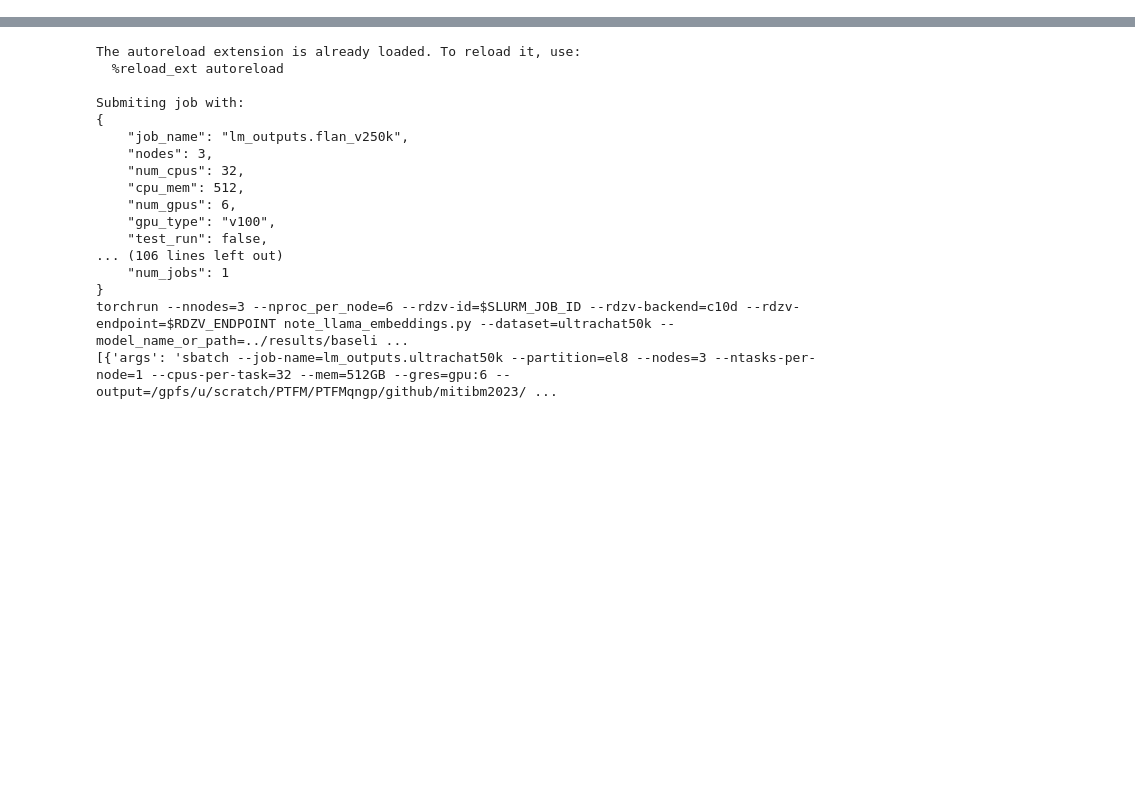
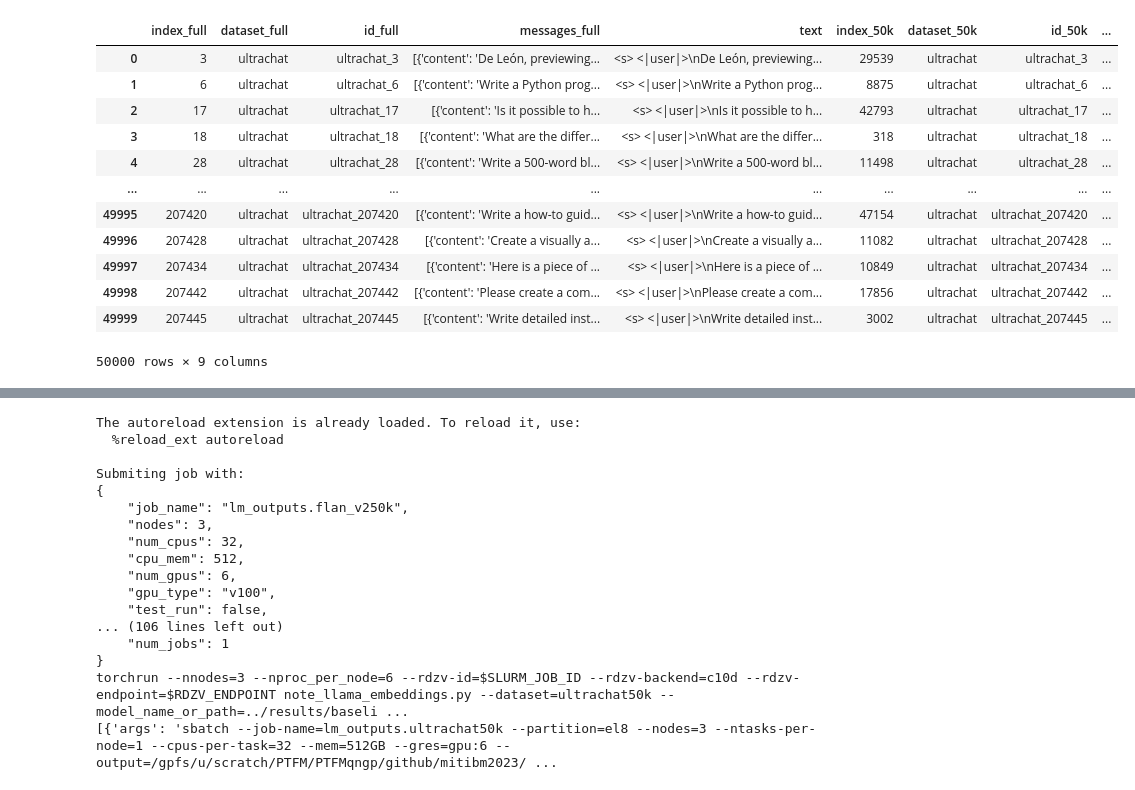
Before and after one commit to tt6746690/open-instruct, a Jupyter notebook: scripts/note_llama_embeddings.ipynb, the cells around one changed output, grey strips where cells are left out. Cells and saved outputs as stored; diff of their text form; code cells hidden in the pictures; blank space fills up the shorter version.

```diff
--- a/scripts/note_llama_embeddings.ipynb
+++ b/scripts/note_llama_embeddings.ipynb
@@ -0,0 +44,31 @@
+# %%
+ds = get_dataset(dataset)
+ds50k = get_dataset(dataset_50k)
+
+tokenizer_name_or_path = get_tokenizer_name_or_path('llama-7b')
+tokenizer = get_fast_tokenizer(tokenizer_name_or_path)
+encode_fn = partial(encode_with_messages_format, tokenizer=tokenizer, max_seq_length=10_000)
+def fn(example):
+    output = encode_fn(example)
+    return {'text': tokenizer.decode(output['input_ids'])}
+
+ds = ds.map(fn, batched=False, num_proc=num_proc)
+ds50k = ds50k.map(fn, batched=False, num_proc=num_proc)
+
+df = ds.to_pandas()
+df = df.reset_index()
+df50k = ds50k.to_pandas()
+df50k = df50k.reset_index()
+
+if df['text'].nunique() != len(df):
+    raise ValueError(f'`df` has duplicates text nunique={df["text"].nunique()} len={len(df)}')
+if df50k['text'].nunique() != len(df50k):
+    raise ValueError(f'`df50k` has duplicates text nunique={df50k["text"].nunique()} len={len(df50k)}')
+
+dfm = pd.merge(df, df50k, on='text', suffixes=(['_full', '_50k']), how='inner')
+if len(dfm) != len(df50k):
+    raise ValueError(f'len(dfm)={len(dfm)} != len(df50k)={len(df50k)}')
+
+dfinds = dfm.sort_values(by='index_50k')[['index_full', 'index_50k']]
+# index into original dataset that gives 50k subset's ordering
+inds = dfinds['index_full'].tolist()
@@ -0,0 +173,7 @@
+# %%
+
+
+df = ds.to_pandas()
+df50k = ds50k.to_pandas()
+df = df.reset_index()
+df50k = df50k.reset_index()
@@ -0,0 +205,19 @@
+# %%
+import pandas as pd
+dfm = pd.merge(df, df50k, on='text', suffixes=(['_full', '_50k']), how='inner')
+assert(len(dfm) == len(df50k))
+dfm
+# %% [output]
+|  | index_full | dataset_full | id_full | messages_full | text | index_50k | dataset_50k | id_50k | ... |
+| 0 | 3 | ultrachat | ultrachat_3 | [{'content': 'De León, previewing... | <s> <|user|>\nDe León, previewing... | 29539 | ultrachat | ultrachat_3 | ... |
+| 1 | 6 | ultrachat | ultrachat_6 | [{'content': 'Write a Python prog... | <s> <|user|>\nWrite a Python prog... | 8875 | ultrachat | ultrachat_6 | ... |
+| 2 | 17 | ultrachat | ultrachat_17 | [{'content': 'Is it possible to h... | <s> <|user|>\nIs it possible to h... | 42793 | ultrachat | ultrachat_17 | ... |
+| 3 | 18 | ultrachat | ultrachat_18 | [{'content': 'What are the differ... | <s> <|user|>\nWhat are the differ... | 318 | ultrachat | ultrachat_18 | ... |
+| 4 | 28 | ultrachat | ultrachat_28 | [{'content': 'Write a 500-word bl... | <s> <|user|>\nWrite a 500-word bl... | 11498 | ultrachat | ultrachat_28 | ... |
+| ... | ... | ... | ... | ... | ... | ... | ... | ... | ... |
+| 49995 | 207420 | ultrachat | ultrachat_207420 | [{'content': 'Write a how-to guid... | <s> <|user|>\nWrite a how-to guid... | 47154 | ultrachat | ultrachat_207420 | ... |
+| 49996 | 207428 | ultrachat | ultrachat_207428 | [{'content': 'Create a visually a... | <s> <|user|>\nCreate a visually a... | 11082 | ultrachat | ultrachat_207428 | ... |
+| 49997 | 207434 | ultrachat | ultrachat_207434 | [{'content': 'Here is a piece of ... | <s> <|user|>\nHere is a piece of ... | 10849 | ultrachat | ultrachat_207434 | ... |
+| 49998 | 207442 | ultrachat | ultrachat_207442 | [{'content': 'Please create a com... | <s> <|user|>\nPlease create a com... | 17856 | ultrachat | ultrachat_207442 | ... |
+| 49999 | 207445 | ultrachat | ultrachat_207445 | [{'content': 'Write detailed inst... | <s> <|user|>\nWrite detailed inst... | 3002 | ultrachat | ultrachat_207445 | ... |
+50000 rows × 9 columns
```
Also changed, not shown: parts of 18 cells of this notebook, 3 other files.
